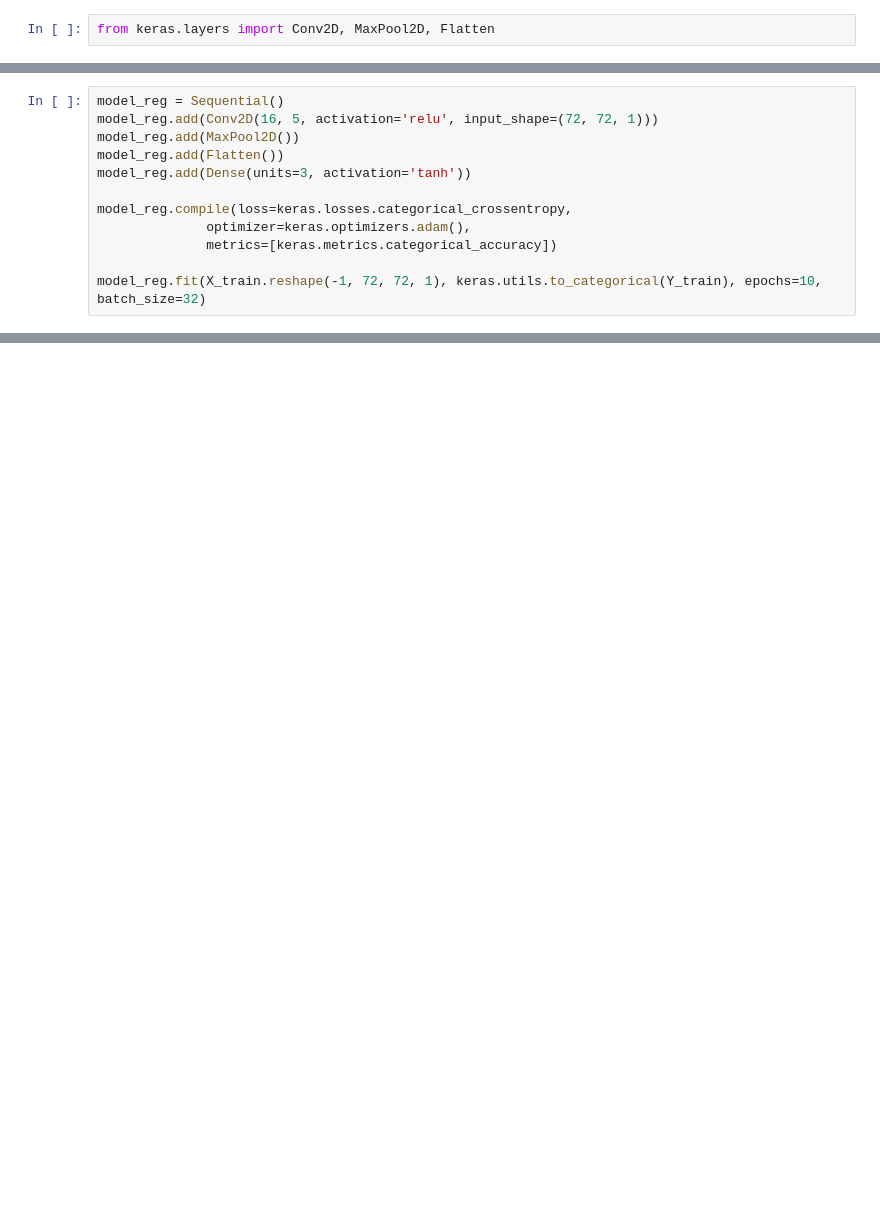
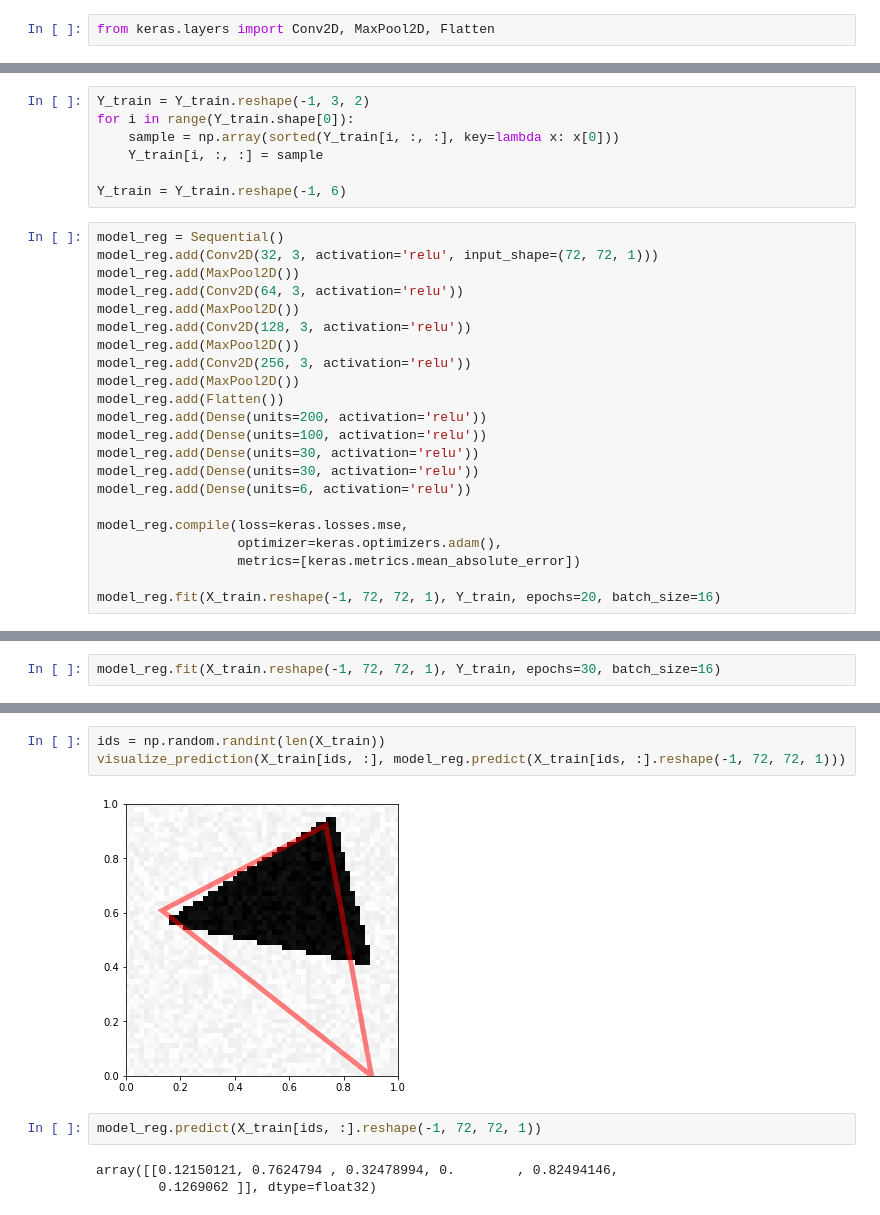
Before and after one commit to hugcis/deep-learning-course, a Jupyter notebook: MP1/mp1.ipynb, the cells around one changed output, grey strips where cells are left out. Drawn from its saved outputs; the diff is of its cells as text; blank space fills up the shorter version.

```diff
--- a/MP1/mp1.ipynb
+++ b/MP1/mp1.ipynb
@@ -232,12 +238,29 @@ Creating data:
+# %%
+Y_train = Y_train.reshape(-1, 3, 2)
+for i in range(Y_train.shape[0]):
+    sample = np.array(sorted(Y_train[i, :, :], key=lambda x: x[0]))
+    Y_train[i, :, :] = sample
+
+Y_train = Y_train.reshape(-1, 6)
 # %%
 model_reg = Sequential()
-model_reg.add(Conv2D(16, 5, activation='relu', input_shape=(72, 72, 1)))
+model_reg.add(Conv2D(32, 3, activation='relu', input_shape=(72, 72, 1)))
+model_reg.add(MaxPool2D())
+model_reg.add(Conv2D(64, 3, activation='relu'))
+model_reg.add(MaxPool2D())
+model_reg.add(Conv2D(128, 3, activation='relu'))
+model_reg.add(MaxPool2D())
+model_reg.add(Conv2D(256, 3, activation='relu'))
 model_reg.add(MaxPool2D())
 model_reg.add(Flatten())
-model_reg.add(Dense(units=3, activation='tanh'))
+model_reg.add(Dense(units=200, activation='relu'))
+model_reg.add(Dense(units=100, activation='relu'))
+model_reg.add(Dense(units=30, activation='relu'))
+model_reg.add(Dense(units=30, activation='relu'))
+model_reg.add(Dense(units=6, activation='relu'))
 
-model_reg.compile(loss=keras.losses.categorical_crossentropy,
-              optimizer=keras.optimizers.adam(),
-              metrics=[keras.metrics.categorical_accuracy])
+model_reg.compile(loss=keras.losses.mse,
+                  optimizer=keras.optimizers.adam(),
+                  metrics=[keras.metrics.mean_absolute_error])
 
-model_reg.fit(X_train.reshape(-1, 72, 72, 1), keras.utils.to_categorical(Y_train), epochs=10, batch_size=32)
+model_reg.fit(X_train.reshape(-1, 72, 72, 1), Y_train, epochs=20, batch_size=16)
@@ -243,0 +286,2 @@ model_reg.fit(X_train.reshape(-1, 72, 72, 1), keras.utils.to_categorical(Y_train
+# %%
+model_reg.fit(X_train.reshape(-1, 72, 72, 1), Y_train, epochs=30, batch_size=16)
@@ -243,0 +307,10 @@ model_reg.fit(X_train.reshape(-1, 72, 72, 1), keras.utils.to_categorical(Y_train
+# %%
+ids = np.random.randint(len(X_train))
+visualize_prediction(X_train[ids, :], model_reg.predict(X_train[ids, :].reshape(-1, 72, 72, 1)))
+# %% [output]
+[figure, added]
+# %%
+model_reg.predict(X_train[ids, :].reshape(-1, 72, 72, 1))
+# %% [output]
+array([[0.12150121, 0.7624794 , 0.32478994, 0.        , 0.82494146,
+        0.1269062 ]], dtype=float32)
```
Also changed, not shown: parts of 12 cells of this notebook, 1 other file.
